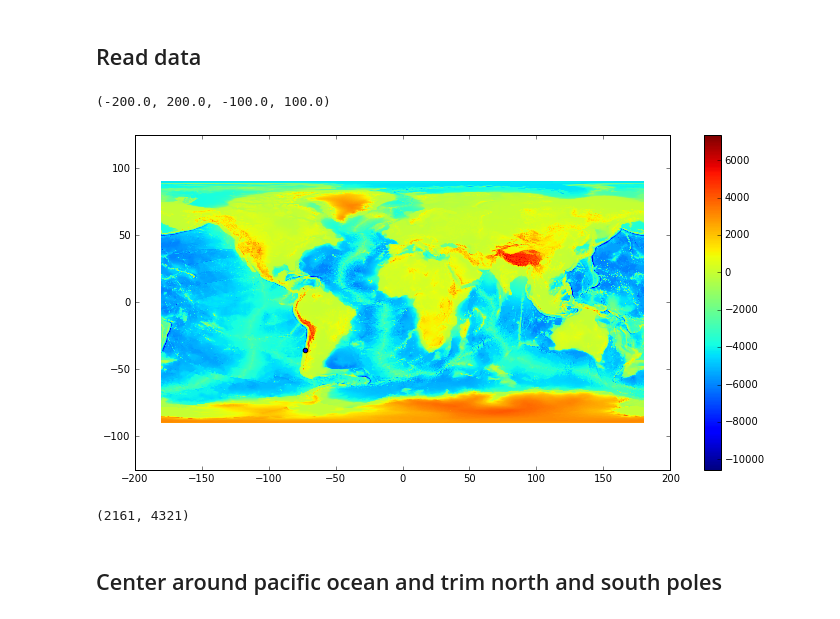
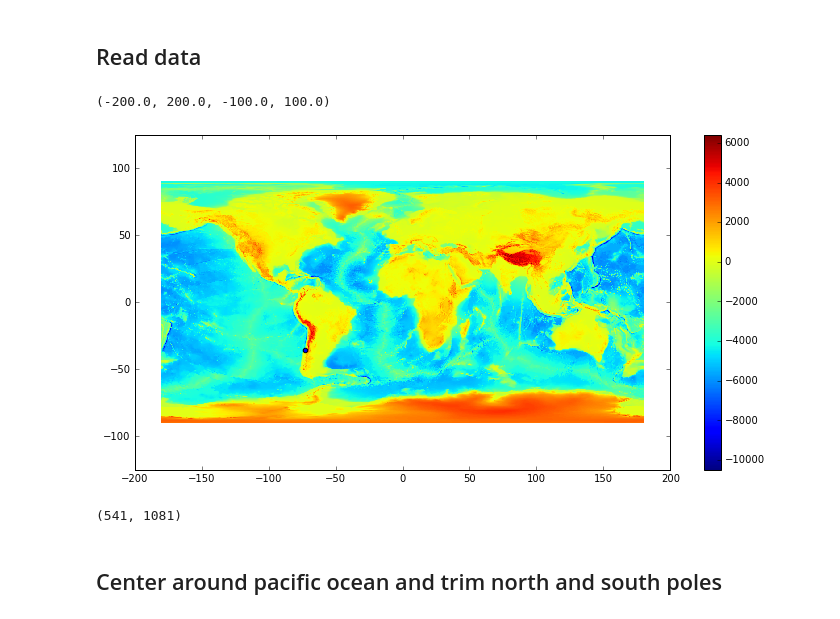
Before and after one commit to jgalazm/tsunamilab, a Jupyter notebook: data/bathymetry/fullSphereBati.ipynb, the cells around one changed output. Drawn from its saved outputs; the diff is of its cells as text; code cells hidden in the pictures.

```diff
--- a/data/bathymetry/fullSphereBati.ipynb
+++ b/data/bathymetry/fullSphereBati.ipynb
@@ -19,23 +19,23 @@ dx = fh.variables['spacing'][0]
 x = np.arange(x0,xf+dx,dx)
 y = np.arange(y0,yf+dx,dx)
 # %%
-r = 5
+r = 20
 x2 = x[::r]
 y2 = y[::r]
 z2 = z[::r,::r]
 
 plt.figure(figsize=(12,6))
 plt.pcolormesh(x2,y2,z2)
 plt.colorbar()
 plt.scatter(-73,-35.5)
 plt.axis('equal')
 # %% [output]
 (-200.0, 200.0, -100.0, 100.0)
-[figure, old version]
+[figure, new version]
 # %%
 z2.shape
 # %% [output]
-(2161, 4321)
+(541, 1081)
 # %% [markdown]
 ## Center around pacific ocean and trim north and south poles
 # %%
```
Also changed, not shown: parts of 7 cells of this notebook, 1 other file.
